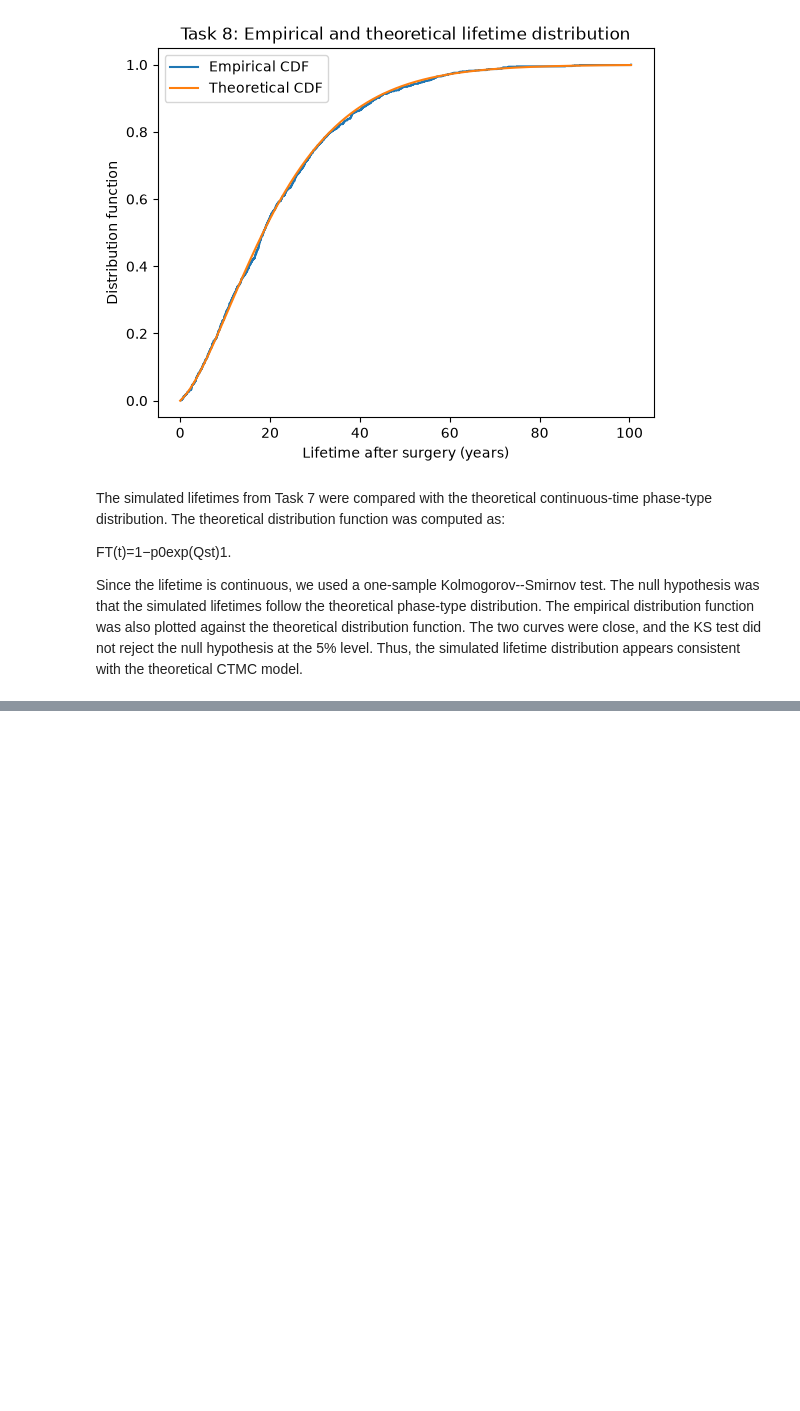
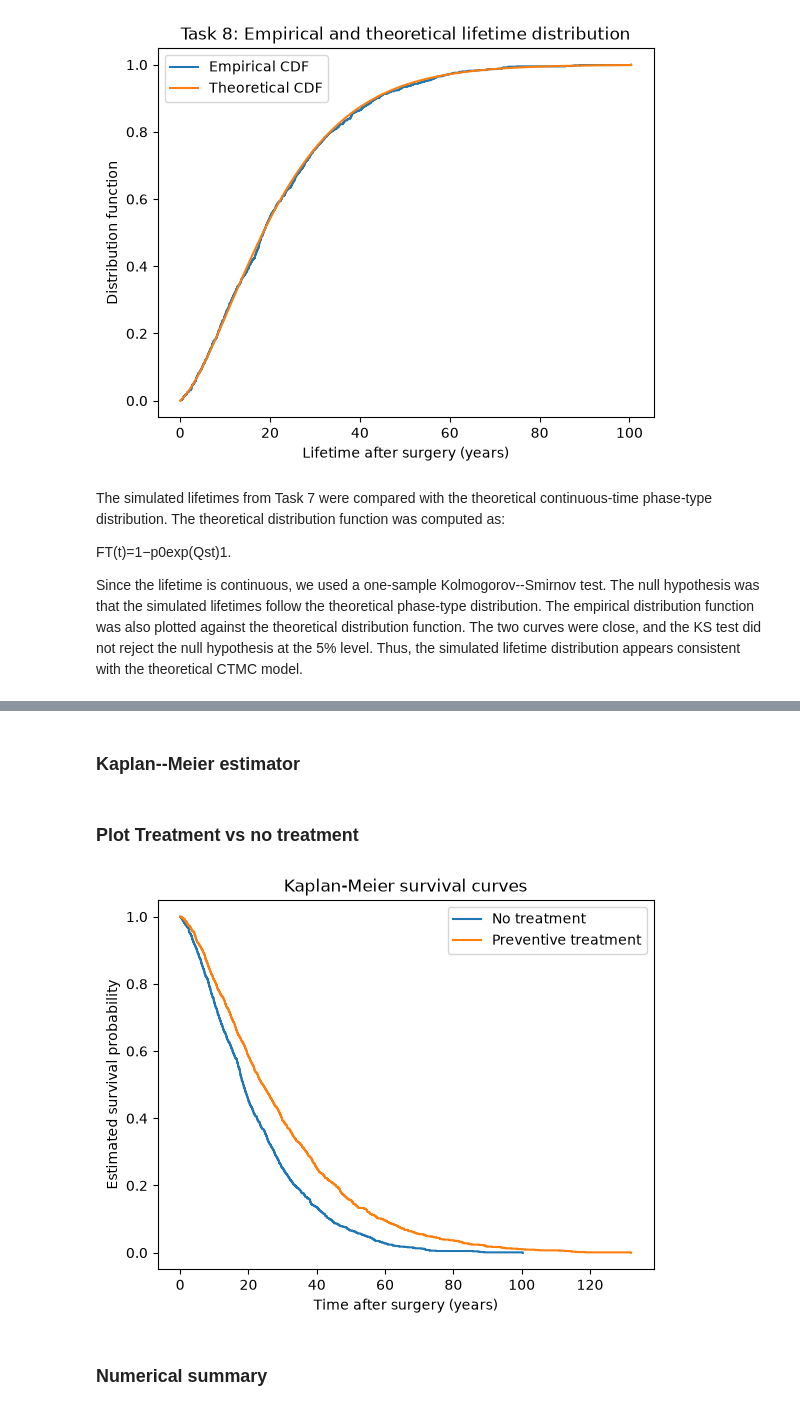
Before and after one commit to VictorMoesgaardStege/Stochastic-Simulation-Project-1, a Jupyter notebook: project1.ipynb, the cells around one changed output, grey strips where cells are left out. Drawn from its saved outputs; the diff is of its cells as text; code cells hidden in the pictures; blank space fills up the shorter version.

```diff
--- a/project1.ipynb
+++ b/project1.ipynb
@@ -971,0 +1015,49 @@ Since the lifetime is continuous, we used a one-sample Kolmogorov--Smirnov test.
+# %%
+# saved liftimes from Task 7 for control group
+untreated_lifetimes = ctmc_lifetimes
+# %% [markdown]
+### Kaplan--Meier estimator
+# %%
+def kaplan_meier_no_censoring(lifetimes):
+    """
+    Kaplan-Meier estimate when all lifetimes are fully observed.
+    """
+    event_times, counts = np.unique(np.sort(lifetimes), return_counts=True)
+    cumulative_deaths = np.cumsum(counts)
+
+    survival = (len(lifetimes) - cumulative_deaths) / len(lifetimes)
+
+    # Add starting point S(0) = 1
+    times = np.r_[0, event_times]
+    survival = np.r_[1, survival]
+
+    return times, survival
+# %% [markdown]
+### Plot Treatment vs no treatment
+# %%
+times_untreated, surv_untreated = kaplan_meier_no_censoring(untreated_lifetimes)
+times_treated, surv_treated = kaplan_meier_no_censoring(treated_lifetimes)
+
+plt.step(
+    times_untreated / 12,
+    surv_untreated,
+    where="post",
+    label="No treatment"
+)
+
+plt.step(
+    times_treated / 12,
+    surv_treated,
+    where="post",
+    label="Preventive treatment"
+)
+
+plt.xlabel("Time after surgery (years)")
+plt.ylabel("Estimated survival probability")
+plt.title("Kaplan-Meier survival curves")
+plt.legend()
+plt.show()
+# %% [output]
+[figure, added]
+# %% [markdown]
+### Numerical summary
```
Also changed, not shown: parts of 46 cells of this notebook.
